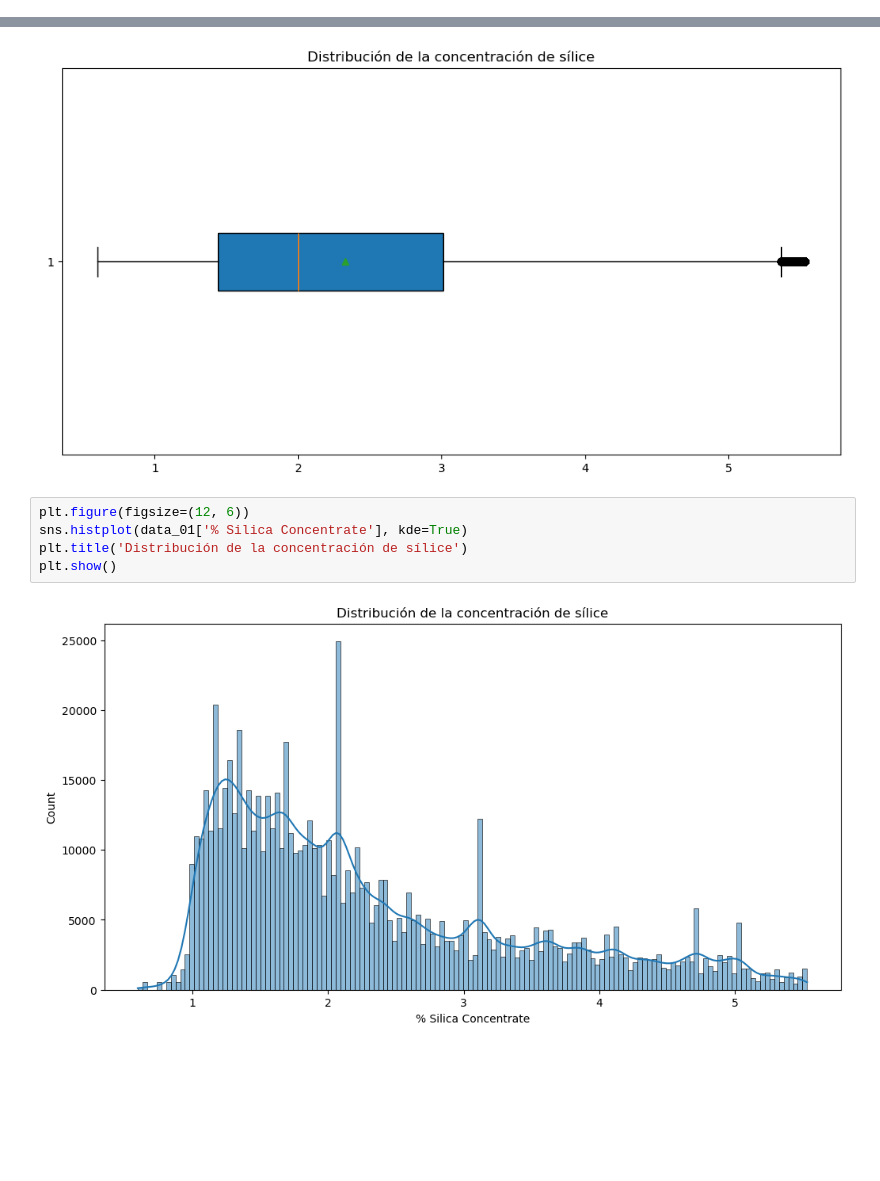
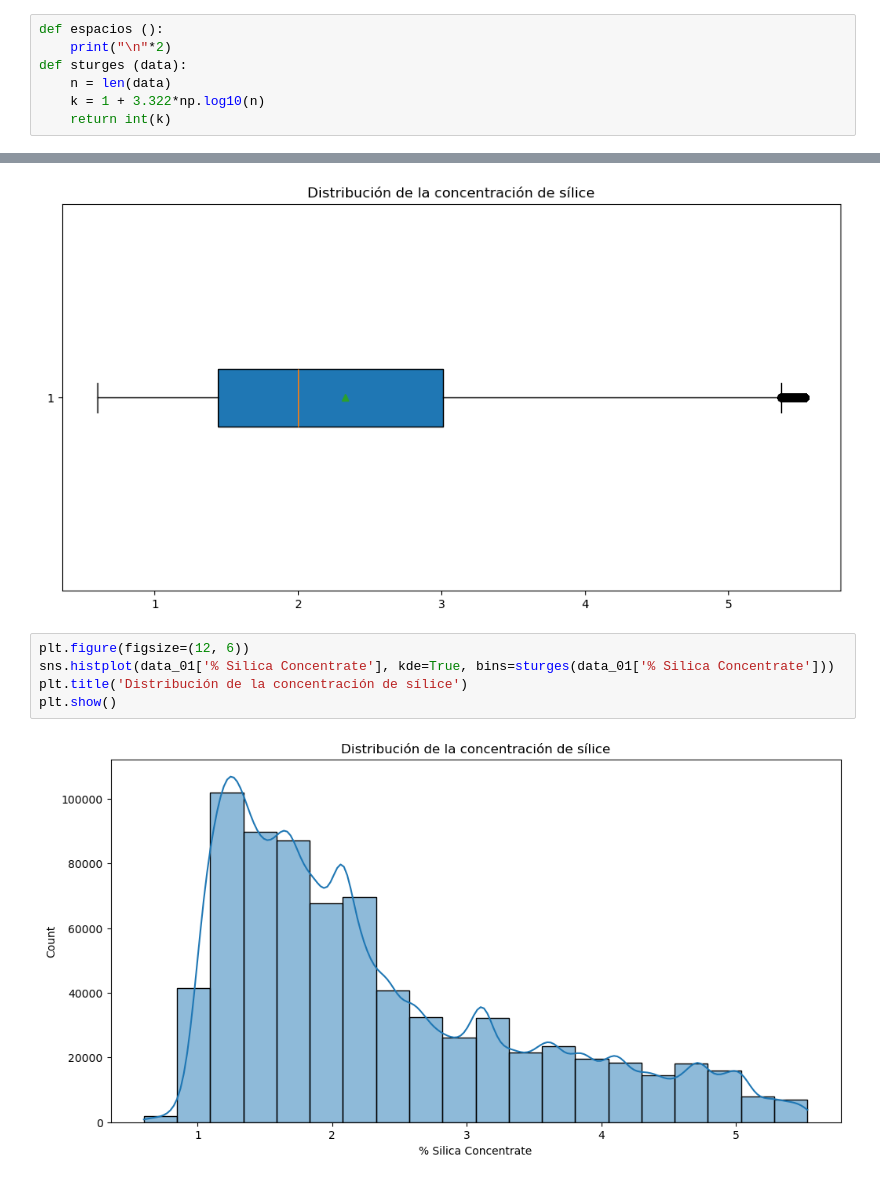
Before and after one commit to JohnLopez15/Mineria_2, a Jupyter notebook: notebook.ipynb, the cells around one changed output, grey strips where cells are left out. Cells and saved outputs as stored; diff of their text form; blank space fills up the shorter version.

Commit message:
Inicio analisis silica

```diff
--- a/notebook.ipynb
+++ b/notebook.ipynb
@@ -10,3 +7,10 @@ def espacios ():
+# %%
+def espacios ():
+    print("\n"*2)
+def sturges (data):
+    n = len(data)
+    k = 1 + 3.322*np.log10(n)
+    return int(k)
 # %%
 
 # Cargamos el archivo de datos
@@ -80,8 +84,8 @@ plt.show()
 [figure]
 # %%
 plt.figure(figsize=(12, 6))
-sns.histplot(data_01['% Silica Concentrate'], kde=True)
+sns.histplot(data_01['% Silica Concentrate'], kde=True, bins=sturges(data_01['% Silica Concentrate']))
 plt.title('Distribución de la concentración de sílice')
 plt.show()
 # %% [output]
-[figure, old version]
+[figure, new version]
```
Also changed, not shown: parts of 2 cells of this notebook.
